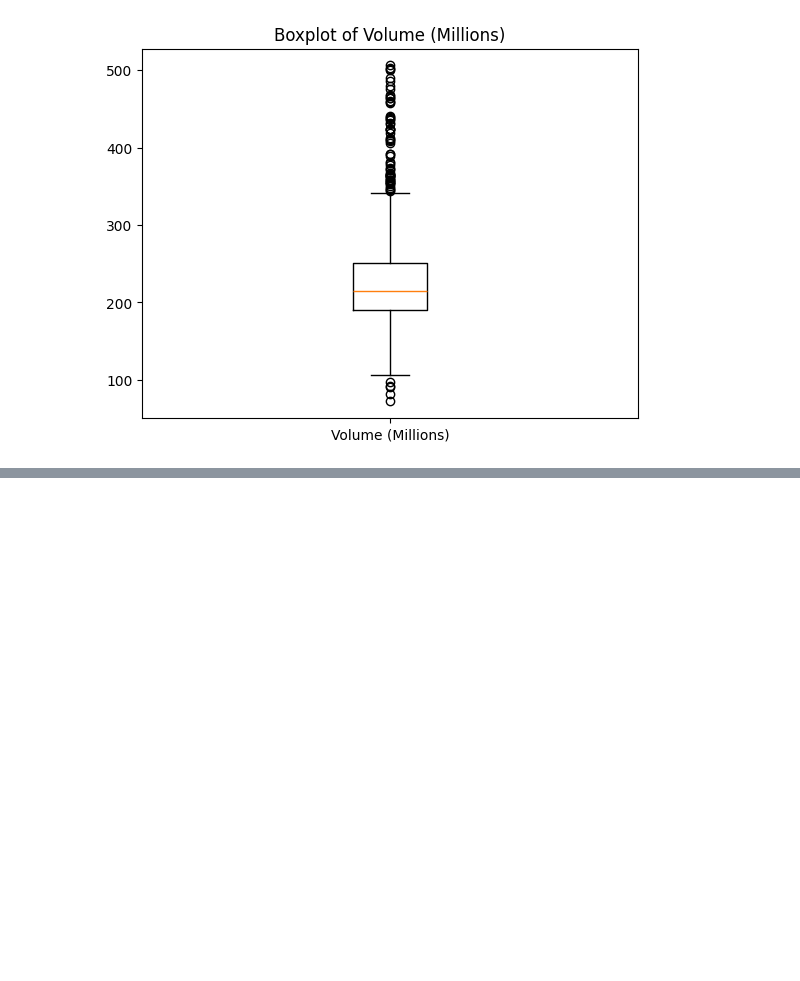
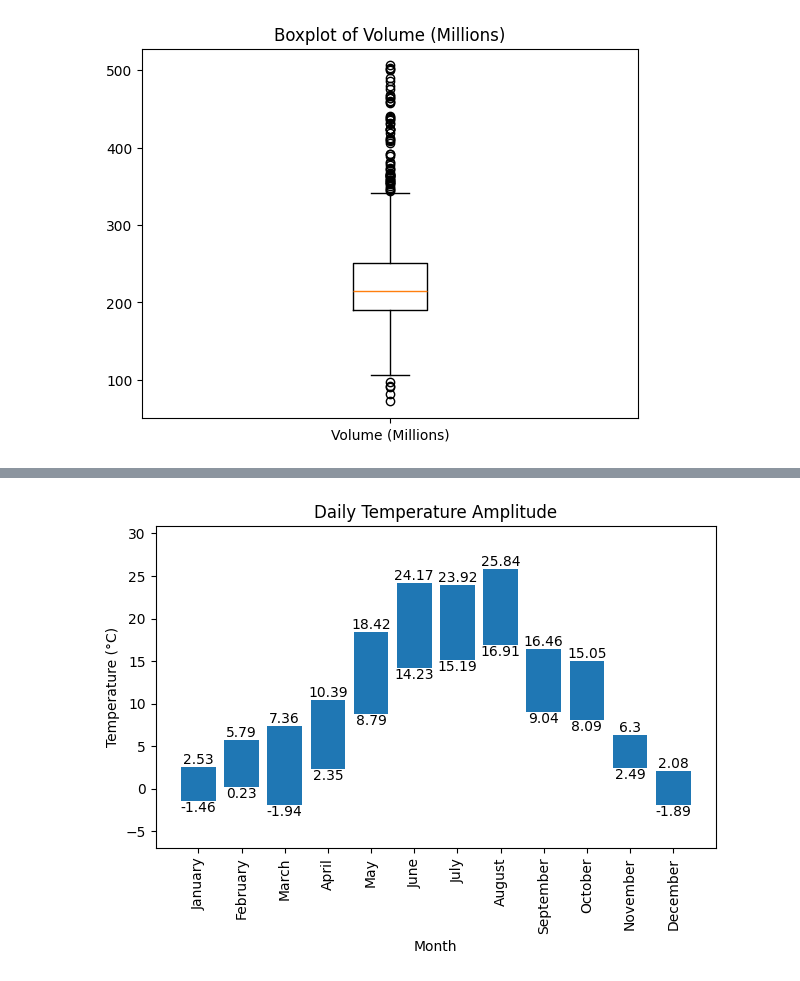
Before and after one commit to s34836/EWD, a Jupyter notebook: lab4.ipynb, the cells around one changed output, grey strips where cells are left out. Cells and saved outputs as stored; diff of their text form; code cells hidden in the pictures; blank space fills up the shorter version.

```diff
--- a/lab4.ipynb
+++ b/lab4.ipynb
@@ -54,0 +65,16 @@ plt.bar(df.T.columns, df.apparent_temperature_min, df.apparent_temperature_max)
+# %%
+plt.bar(df.index, df['Temperature Amplitude'], bottom=df['temperature_2m_min'])
+plt.xlabel('Month')
+plt.ylabel('Temperature (°C)')
+plt.title('Daily Temperature Amplitude')
+plt.xticks(rotation=90)
+plt.ylim(df['temperature_2m_min'].min() - 5, df['temperature_2m_max'].max() + 5)  # Y- range
+plt.tight_layout()
+
+for i, row in df.iterrows():
+    plt.annotate(str(row['temperature_2m_min']), (i, row['temperature_2m_min']), ha='center', va='top')
+    plt.annotate(str(row['temperature_2m_max']), (i, row['temperature_2m_max']), ha='center', va='bottom')
+
+plt.show()
+# %% [output]
+[figure, added]
```
Also changed, not shown: parts of 13 cells of this notebook.
